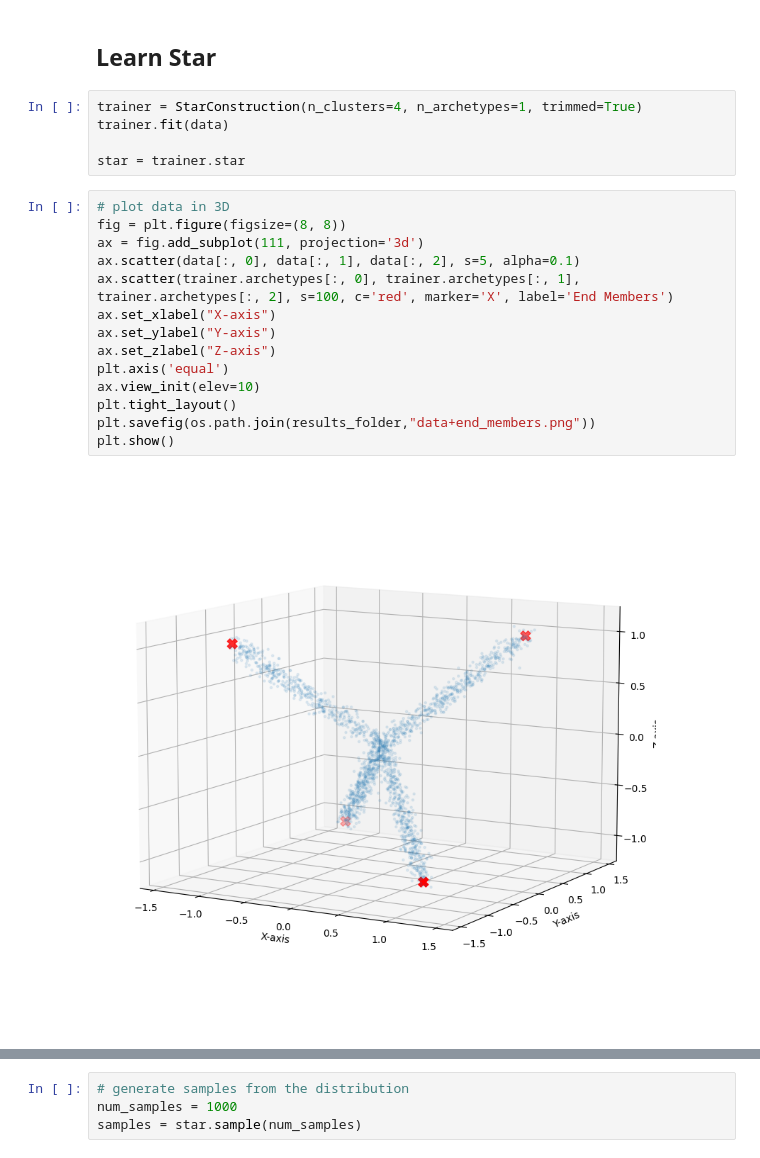
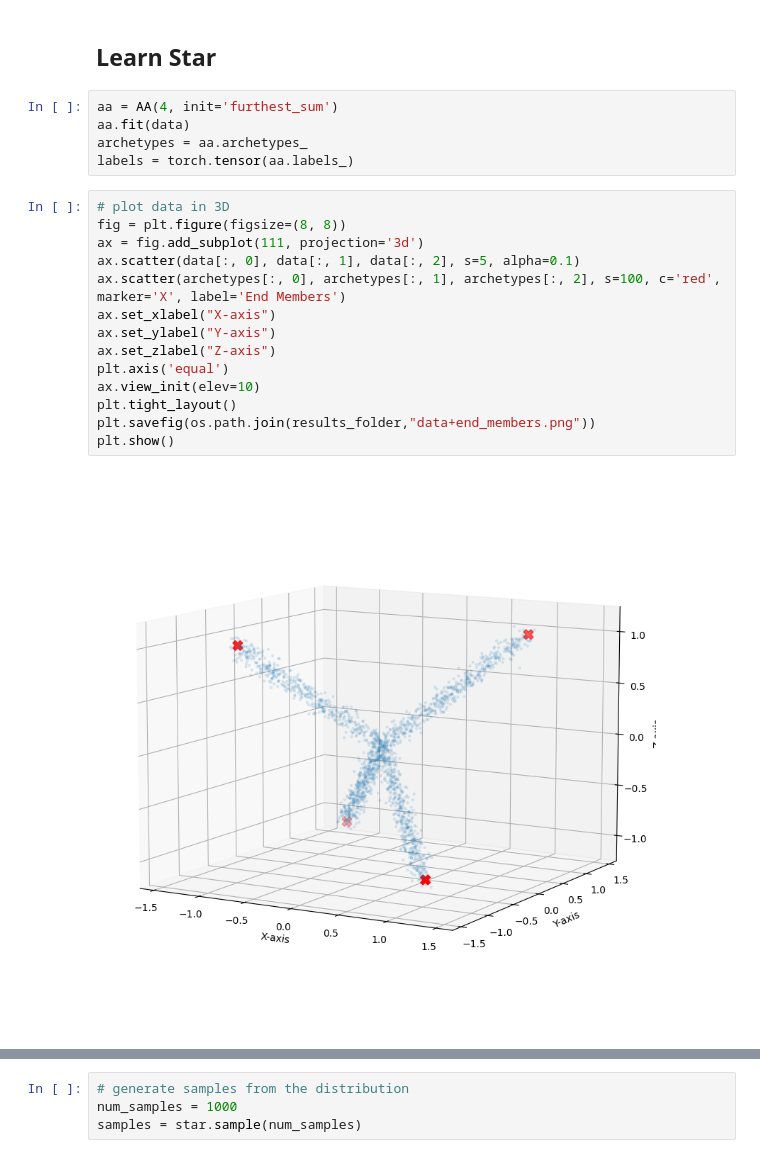
Before and after one commit to wdiepeveen/Riemannian-Archetypal-Analysis, a Jupyter notebook: tree_multi_ellipsoid_star.ipynb, the cells around one changed output, grey strips where cells are left out. Cells and saved outputs as stored; diff of their text form.

Commit message:
started integration + refactoring data_enclosing ellipsoids

```diff
--- a/tree_multi_ellipsoid_star.ipynb
+++ b/tree_multi_ellipsoid_star.ipynb
@@ -64,24 +64,24 @@ plt.show()
 [figure]
 # %% [markdown]
 ## Learn Star ##
-# %%
-trainer = StarConstruction(n_clusters=4, n_archetypes=1, trimmed=True)
-trainer.fit(data)
-
-star = trainer.star
+# %%
+aa = AA(4, init='furthest_sum')
+aa.fit(data)
+archetypes = aa.archetypes_
+labels = torch.tensor(aa.labels_)
 # %%
 # plot data in 3D
 fig = plt.figure(figsize=(8, 8))
 ax = fig.add_subplot(111, projection='3d')
 ax.scatter(data[:, 0], data[:, 1], data[:, 2], s=5, alpha=0.1)
-ax.scatter(trainer.archetypes[:, 0], trainer.archetypes[:, 1], trainer.archetypes[:, 2], s=100, c='red', marker='X', label='End Members')
+ax.scatter(archetypes[:, 0], archetypes[:, 1], archetypes[:, 2], s=100, c='red', marker='X', label='End Members')
 ax.set_xlabel("X-axis")
 ax.set_ylabel("Y-axis")
 ax.set_zlabel("Z-axis")
 plt.axis('equal')
 ax.view_init(elev=10)
 plt.tight_layout()
 plt.savefig(os.path.join(results_folder,"data+end_members.png"))
 plt.show()
 # %% [output]
-[figure, old version]
+[figure, new version]
```
Also changed, not shown: parts of 2 cells of this notebook, 36 other files.
